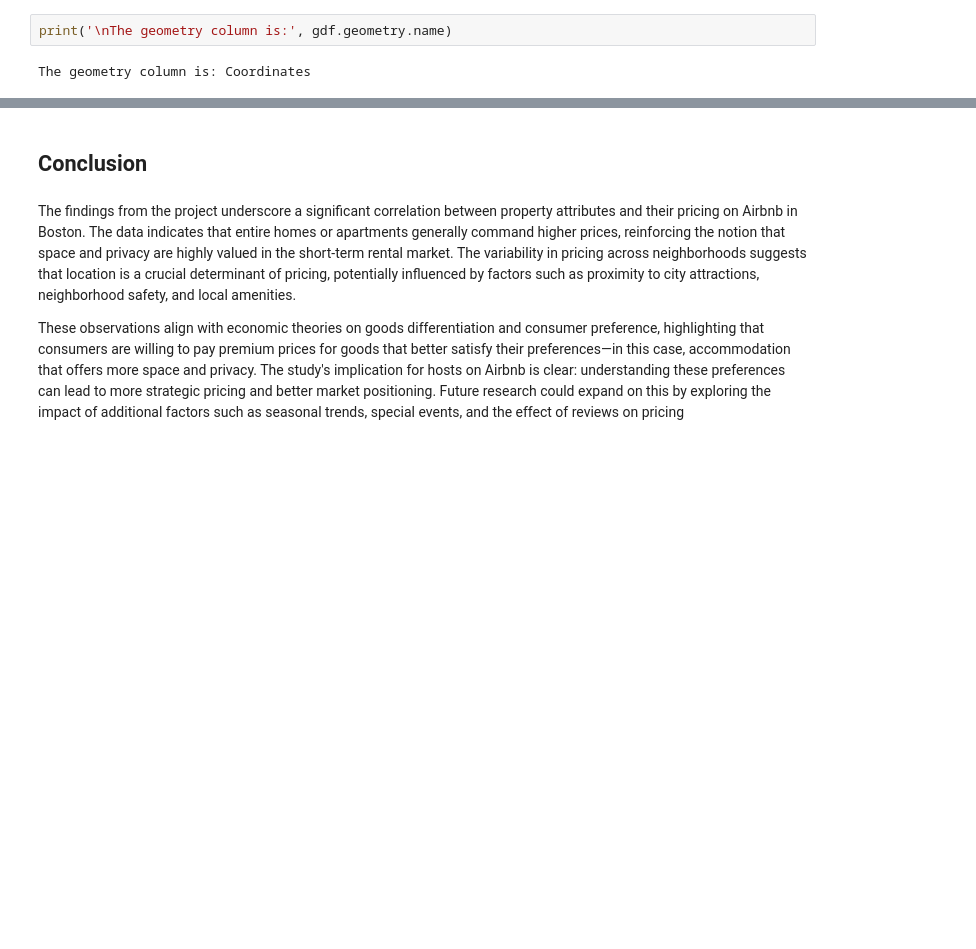
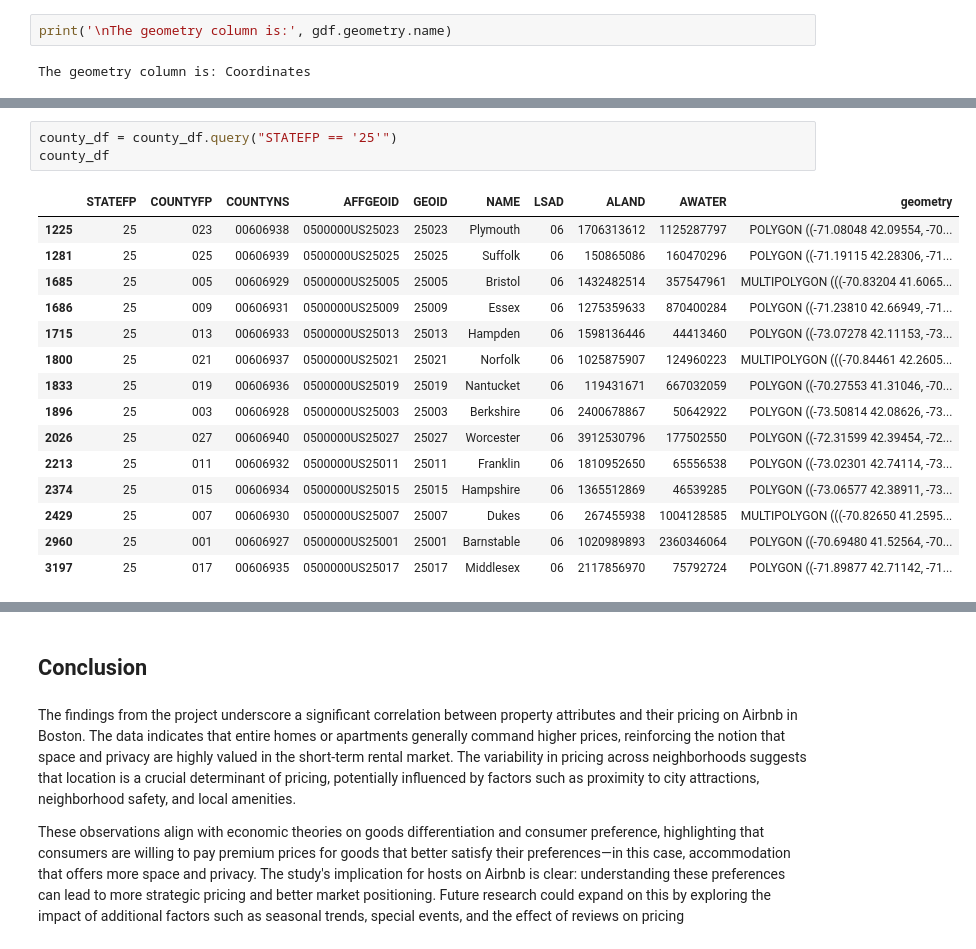
Before and after one commit to ECO225-W2024/project-one-code-32record, a Jupyter notebook: Project1 notebook.ipynb, the cells around one changed output, grey strips where cells are left out. Saved outputs shown, nothing was run; the diff lists cells and outputs as text; blank space fills up the shorter version.

```diff
--- a/Project1 notebook.ipynb
+++ b/Project1 notebook.ipynb
@@ -342,0 +395,19 @@ The geometry column is: Coordinates
+# %%
+county_df = county_df.query("STATEFP == '25'")
+county_df
+# %% [output]
+|  | STATEFP | COUNTYFP | COUNTYNS | AFFGEOID | GEOID | NAME | LSAD | ALAND | AWATER | geometry |
+| 1225 | 25 | 023 | 00606938 | 0500000US25023 | 25023 | Plymouth | 06 | 1706313612 | 1125287797 | POLYGON ((-71.08048 42.09554, -70... |
+| 1281 | 25 | 025 | 00606939 | 0500000US25025 | 25025 | Suffolk | 06 | 150865086 | 160470296 | POLYGON ((-71.19115 42.28306, -71... |
+| 1685 | 25 | 005 | 00606929 | 0500000US25005 | 25005 | Bristol | 06 | 1432482514 | 357547961 | MULTIPOLYGON (((-70.83204 41.6065... |
+| 1686 | 25 | 009 | 00606931 | 0500000US25009 | 25009 | Essex | 06 | 1275359633 | 870400284 | POLYGON ((-71.23810 42.66949, -71... |
+| 1715 | 25 | 013 | 00606933 | 0500000US25013 | 25013 | Hampden | 06 | 1598136446 | 44413460 | POLYGON ((-73.07278 42.11153, -73... |
+| 1800 | 25 | 021 | 00606937 | 0500000US25021 | 25021 | Norfolk | 06 | 1025875907 | 124960223 | MULTIPOLYGON (((-70.84461 42.2605... |
+| 1833 | 25 | 019 | 00606936 | 0500000US25019 | 25019 | Nantucket | 06 | 119431671 | 667032059 | POLYGON ((-70.27553 41.31046, -70... |
+| 1896 | 25 | 003 | 00606928 | 0500000US25003 | 25003 | Berkshire | 06 | 2400678867 | 50642922 | POLYGON ((-73.50814 42.08626, -73... |
+| 2026 | 25 | 027 | 00606940 | 0500000US25027 | 25027 | Worcester | 06 | 3912530796 | 177502550 | POLYGON ((-72.31599 42.39454, -72... |
+| 2213 | 25 | 011 | 00606932 | 0500000US25011 | 25011 | Franklin | 06 | 1810952650 | 65556538 | POLYGON ((-73.02301 42.74114, -73... |
+| 2374 | 25 | 015 | 00606934 | 0500000US25015 | 25015 | Hampshire | 06 | 1365512869 | 46539285 | POLYGON ((-73.06577 42.38911, -73... |
+| 2429 | 25 | 007 | 00606930 | 0500000US25007 | 25007 | Dukes | 06 | 267455938 | 1004128585 | MULTIPOLYGON (((-70.82650 41.2595... |
+| 2960 | 25 | 001 | 00606927 | 0500000US25001 | 25001 | Barnstable | 06 | 1020989893 | 2360346064 | POLYGON ((-70.69480 41.52564, -70... |
+| 3197 | 25 | 017 | 00606935 | 0500000US25017 | 25017 | Middlesex | 06 | 2117856970 | 75792724 | POLYGON ((-71.89877 42.71142, -71... |
```
Also changed, not shown: parts of 11 cells of this notebook.
